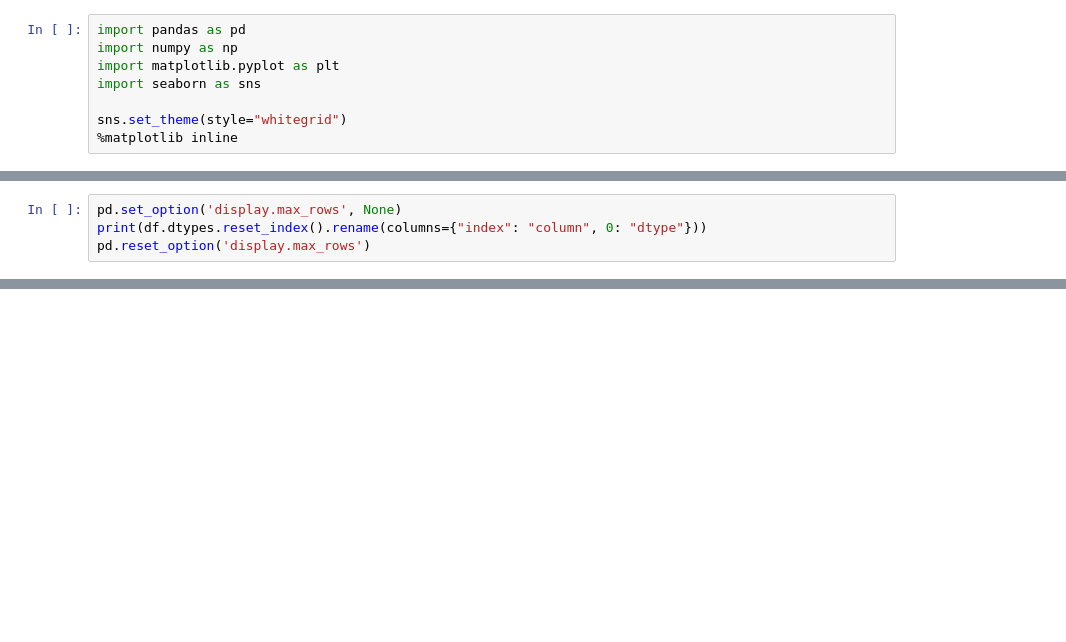
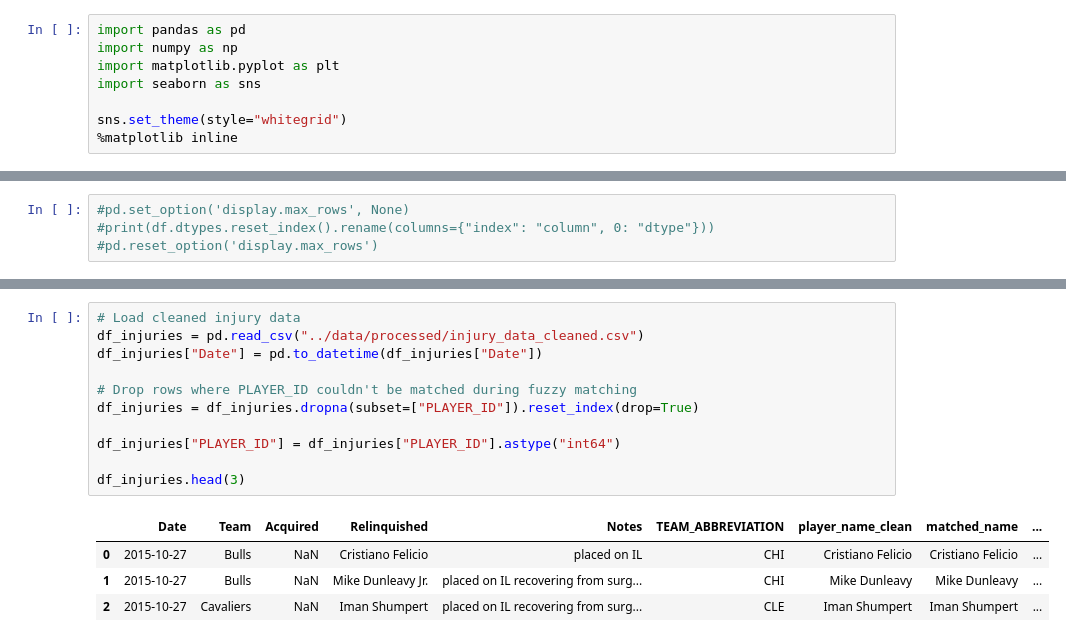
Before and after one commit to tumbrelpeanuts/nba-injury-risk, a Jupyter notebook: notebooks/03_feature_engineering.ipynb, the cells around one changed output, grey strips where cells are left out. Saved outputs shown, nothing was run; the diff lists cells and outputs as text; blank space fills up the shorter version.

Commit message:
Add 03_feature_engineering: workload, schedule, and injury-history features

```diff
--- a/notebooks/03_feature_engineering.ipynb
+++ b/notebooks/03_feature_engineering.ipynb
@@ -51,4 +34,4 @@ Duplicates: 0
 # %%
-pd.set_option('display.max_rows', None)
-print(df.dtypes.reset_index().rename(columns={"index": "column", 0: "dtype"}))
-pd.reset_option('display.max_rows')
+#pd.set_option('display.max_rows', None)
+#print(df.dtypes.reset_index().rename(columns={"index": "column", 0: "dtype"}))
+#pd.reset_option('display.max_rows')
@@ -72,0 +111,16 @@ pd.reset_option('display.max_rows')
+# %%
+# Load cleaned injury data
+df_injuries = pd.read_csv("../data/processed/injury_data_cleaned.csv")
+df_injuries["Date"] = pd.to_datetime(df_injuries["Date"])
+
+# Drop rows where PLAYER_ID couldn't be matched during fuzzy matching
+df_injuries = df_injuries.dropna(subset=["PLAYER_ID"]).reset_index(drop=True)
+
+df_injuries["PLAYER_ID"] = df_injuries["PLAYER_ID"].astype("int64")
+
+df_injuries.head(3)
+# %% [output]
+|  | Date | Team | Acquired | Relinquished | Notes | TEAM_ABBREVIATION | player_name_clean | matched_name | ... |
+| 0 | 2015-10-27 | Bulls | NaN | Cristiano Felicio | placed on IL | CHI | Cristiano Felicio | Cristiano Felicio | ... |
+| 1 | 2015-10-27 | Bulls | NaN | Mike Dunleavy Jr. | placed on IL recovering from surg... | CHI | Mike Dunleavy | Mike Dunleavy | ... |
+| 2 | 2015-10-27 | Cavaliers | NaN | Iman Shumpert | placed on IL recovering from surg... | CLE | Iman Shumpert | Iman Shumpert | ... |
```
Also changed, not shown: parts of 49 cells of this notebook.
